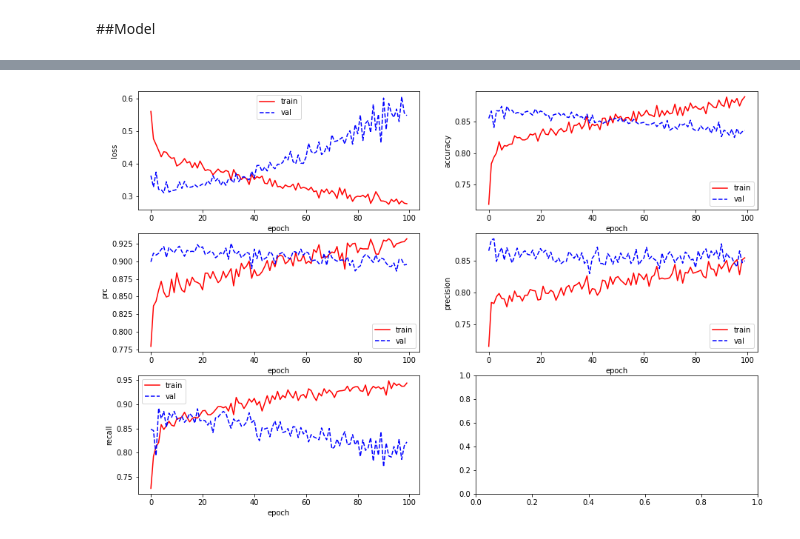
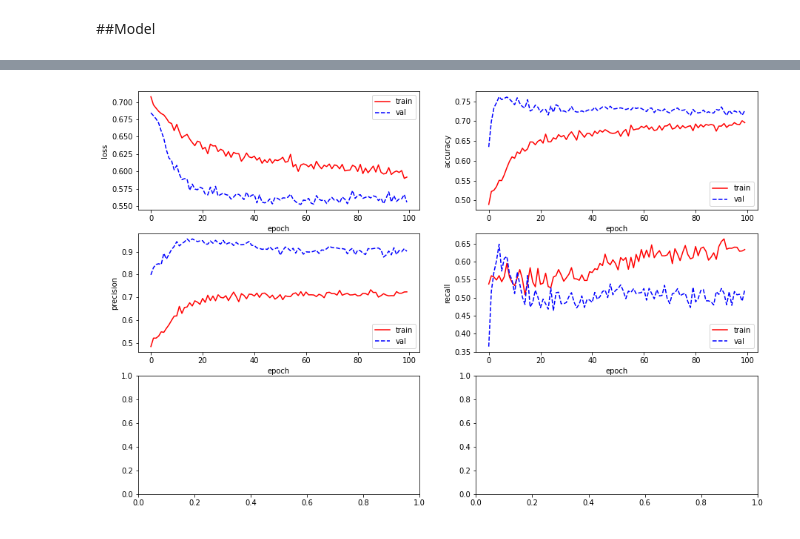
Before and after one commit to gigihsantoso/deeplearning---fintech, a Jupyter notebook: Deep_Learning_Fintech.ipynb, the cells around one changed output, grey strips where cells are left out. Saved outputs shown, nothing was run; the diff lists cells and outputs as text; code cells hidden in the pictures.

```diff
--- a/Deep_Learning_Fintech.ipynb
+++ b/Deep_Learning_Fintech.ipynb
@@ -301,18 +324,19 @@ for features, labels in train_ds.take(1):
 # %% [markdown]
 membagikan column berdasarkan numeric atau categorical integer atau string
 # %%
-numeric_keys = ["balance", "duration"]
-categorical_integer_keys = ["age"]
-categorical_string_keys = ["job", "marital", "education", "housing", "loan", "month"]
+# numeric_keys = ["balance"]
+num_to_categorical_keys = ["balance", "age"]
+# categorical_integer_keys = ["age"]
+categorical_string_keys = ["default", "job", "marital", "education", "housing", "loan", "month"]
 all_inputs = []
 all_preprocessors = []
 # %%
-for numeric in numeric_keys:
-  input = tf.keras.Input(shape=(1,), name=numeric, dtype="int64")
-  num_layer = numeric_preprocessing(name=numeric, dataset=train_ds, step=step)
-  num_preprocessor = num_layer(input)
-  all_inputs.append(input)
-  all_preprocessors.append(num_preprocessor)
+# for numeric in numeric_keys:
+#   input = tf.keras.Input(shape=(1,), name=numeric, dtype="int64")
+#   num_layer = numeric_preprocessing(name=numeric, dataset=train_ds, step=step)
+#   num_preprocessor = num_layer(input)
+#   all_inputs.append(input)
+#   all_preprocessors.append(num_preprocessor)
 # %%
 for categorical in categorical_string_keys:
   input = tf.keras.Input(shape=(1,), name=categorical, dtype="string")
@@ -321,12 +345,19 @@ for categorical in categorical_string_keys:
   all_inputs.append(input)
   all_preprocessors.append(cat_preprocessor)
 # %%
-for categorical_int in categorical_integer_keys:
-  input = tf.keras.Input(shape=(1,), name=categorical_int, dtype="int64")
-  cat_int_layer = categories_preprocessing(name=categorical_int, dataset=train_ds, dtype="int64", step=step)
-  cat_int_preprocessor = cat_int_layer(input)
-  all_inputs.append(input)
-  all_preprocessors.append(cat_int_preprocessor)
+# for categorical_int in categorical_integer_keys:
+#   input = tf.keras.Input(shape=(1,), name=categorical_int, dtype="int64")
+#   cat_int_layer = categories_preprocessing(name=categorical_int, dataset=train_ds, dtype="int64", step=step)
+#   cat_int_preprocessor = cat_int_layer(input)
+#   all_inputs.append(input)
+#   all_preprocessors.append(cat_int_preprocessor)
+# %%
+for num_cat in num_to_categorical_keys:
+  input = tf.keras.Input(shape=(1,), name=num_cat, dtype="int64")
+  num_cat_layer = numeric_to_categories_preprocessing(name=num_cat, dataset=train_ds, step=step, num_bins=30, num_tokens=30)
+  num_cat_preprocessor = num_cat_layer(input)
+  all_inputs.append(input)
+  all_preprocessors.append(num_cat_preprocessor)
 # %%
 all_inputs, all_preprocessors
 # %% [output]
@@ -404,8 +433,8 @@ Epoch 100/100
 # %%
-metric = ['loss', 'accuracy', 'prc', 'precision', 'recall']
+metric = ['loss', 'accuracy', 'precision', 'recall']
 plot_metric(3,2, history, metric)
 # %% [output]
-[figure, old version]
+[figure, new version]
 # %%
 predict_test = model.predict(test_ds)
 test_ds_unbach = test_ds.unbatch()
```
Also changed, not shown: parts of 12 cells of this notebook.
